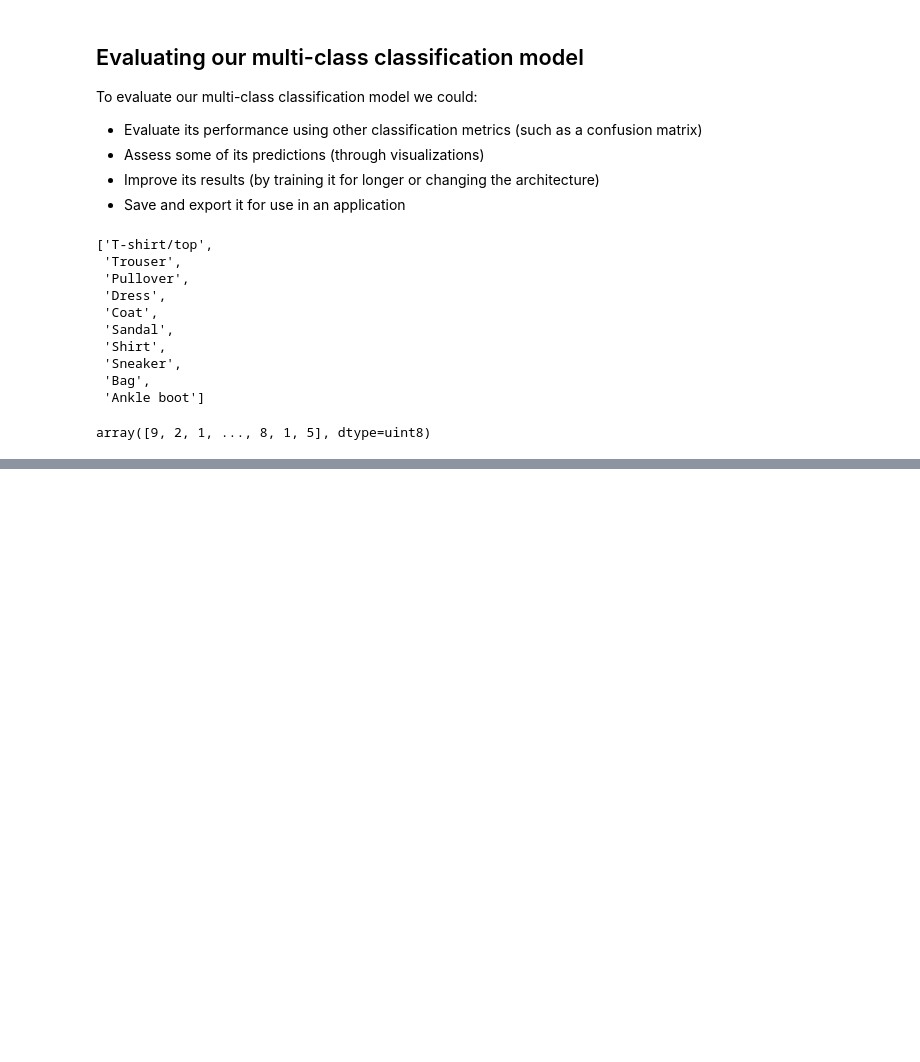
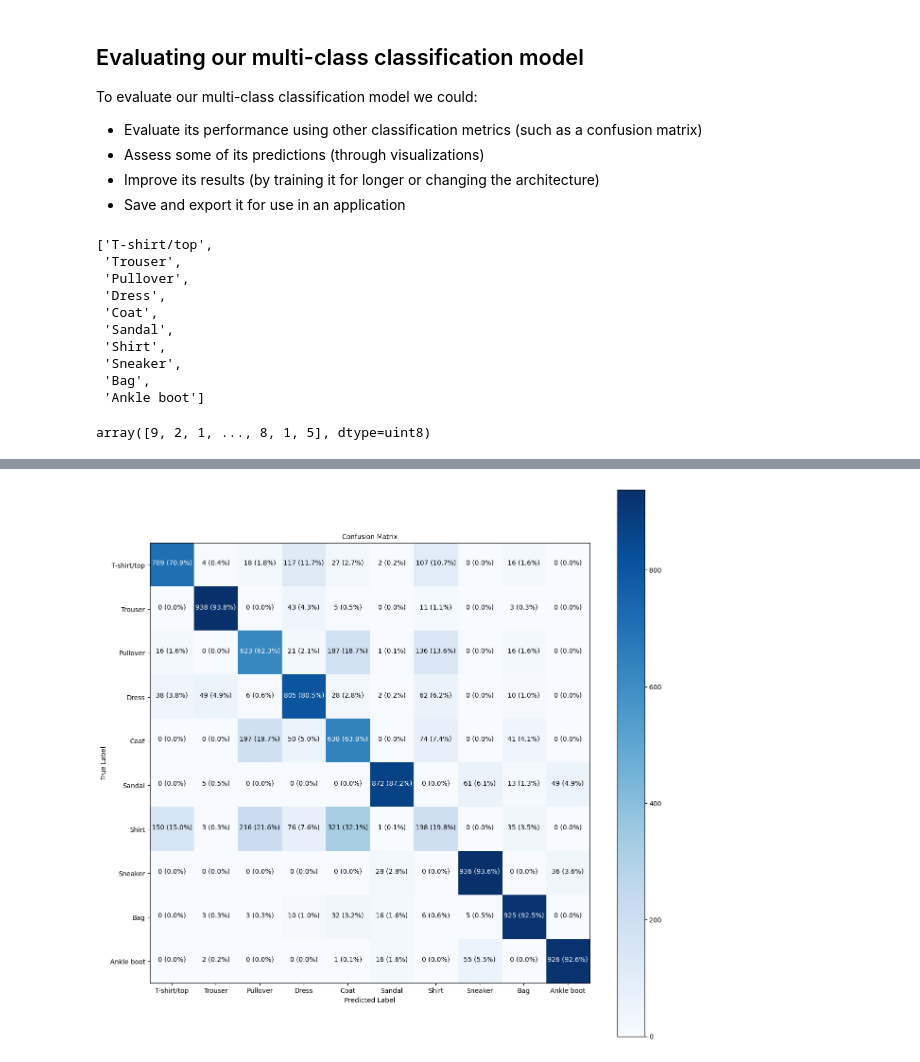
Before and after one commit to masrik-dev/Deep-Learning-with-TensorFlow-and-Python, a Jupyter notebook: 02_neural_network_classification_in_tensorflow.ipynb, the cells around one changed output, grey strips where cells are left out. Cells and saved outputs as stored; diff of their text form; code cells hidden in the pictures; blank space fills up the shorter version.

```diff
--- a/02_neural_network_classification_in_tensorflow.ipynb
+++ b/02_neural_network_classification_in_tensorflow.ipynb
@@ -1494,7 +1495,7 @@ from sklearn.metrics import confusion_matrix
 def make_confusion_matrix(y_true, y_pred, classes=None, figsize=(10, 10), text_size=15):
   # Create the confusion matrix
   cm = confusion_matrix(y_true, tf.round(y_pred))
-  cm_norm = cm.astype("float") / cm.sum(asis=1)[:, np.newaxis] # normalize our confusion matrix
+  cm_norm = cm.astype("float") / cm.sum(axis=1)[:, np.newaxis] # normalize our confusion matrix
   n_classes = cm.shape[0]
 
   # Let's prettify it
@@ -1555,7 +1556,7 @@ test_labels
 array([9, 2, 1, ..., 8, 1, 5], dtype=uint8)
 # %%
 # Make some predictions with our model
-y_probs = model_14.predict(test_data) # probs is short for "prediction probabilities"
+y_probs = model_14.predict(test_data_norm) # probs is short for "prediction probabilities"
 
 # View the first 5 predictions
 y_probs[:5]
@@ -1578,0 +1603,6 @@ array([[0.0000000e+00, 0.0000000e+00, 0.0000000e+00, 0.0000000e+00,
+# %%
+# Convert all of the prediction probabilities into integers
+y_preds = y_probs.argmax(axis=1)
+
+# View the first 10 prediction labels
+y_preds[:10]
@@ -1578,0 +1630,9 @@ array([[0.0000000e+00, 0.0000000e+00, 0.0000000e+00, 0.0000000e+00,
+# %%
+# Make a prettier confusion matrix
+make_confusion_matrix(y_true=test_labels,
+                      y_pred=y_preds,
+                      classes=class_names,
+                      figsize=(15, 15),
+                      text_size=10)
+# %% [output]
+[figure, added]
```
Also changed, not shown: parts of 54 cells of this notebook.
